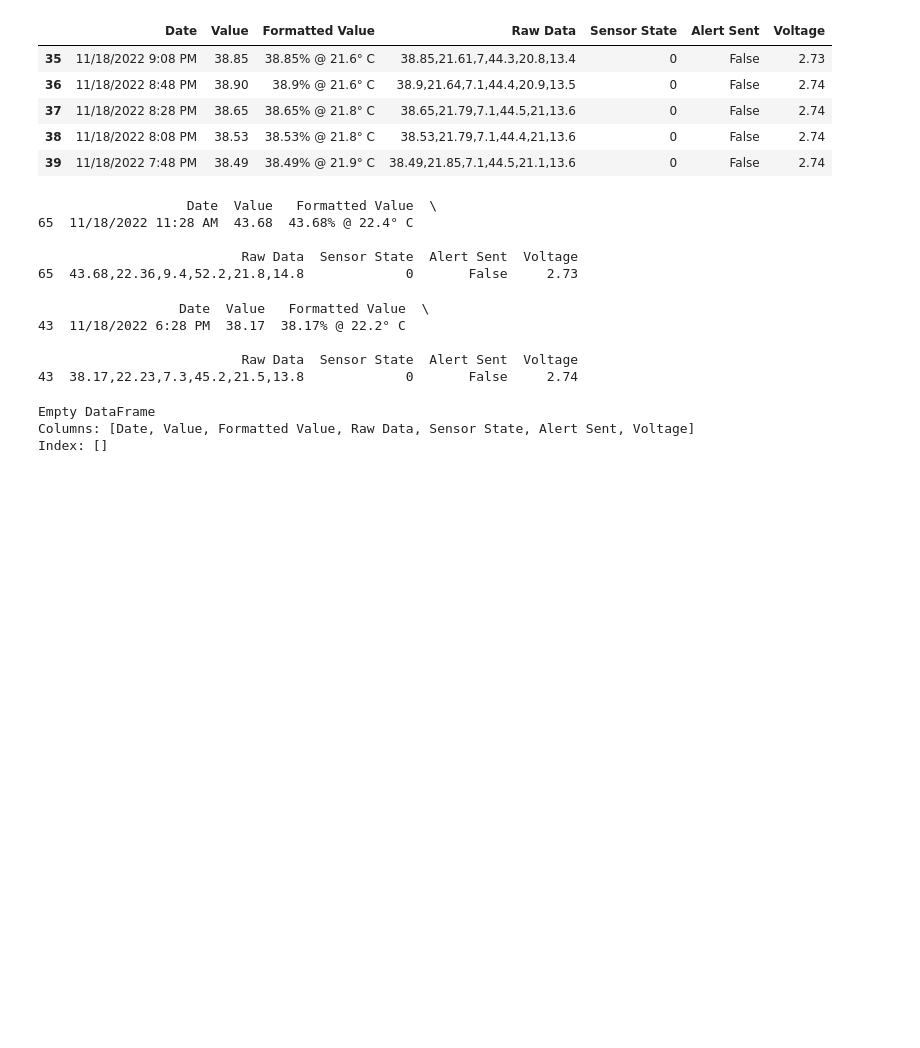
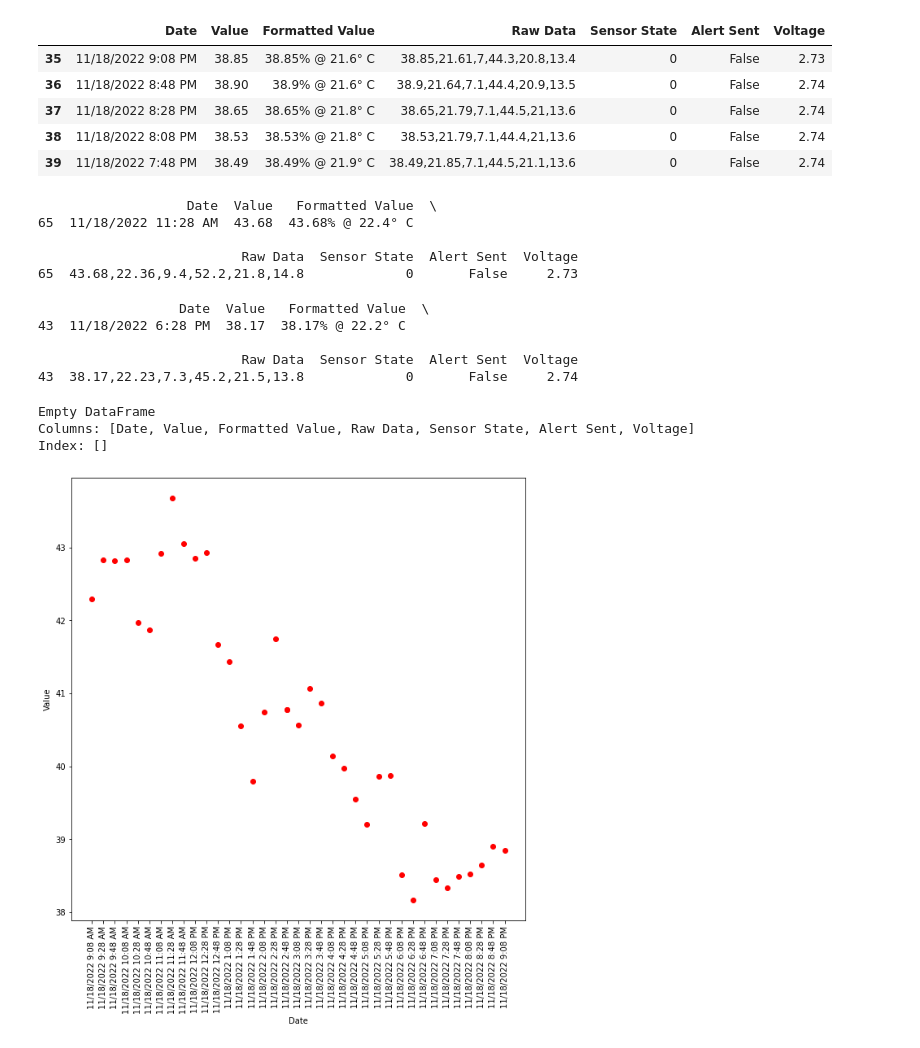
Before and after one commit to aliciah1/durhack2022, a Jupyter notebook: HUMID_DATASET.ipynb, the cells around one changed output. Drawn from its saved outputs; the diff is of its cells as text; code cells hidden in the pictures; blank space fills up the shorter version.

Commit message:
Scatter PLot

```diff
--- a/HUMID_DATASET.ipynb
+++ b/HUMID_DATASET.ipynb
@@ -167,3 +167,13 @@ print(df[df.Value == df.Value.median()])
 Empty DataFrame
 Columns: [Date, Value, Formatted Value, Raw Data, Sensor State, Alert Sent, Voltage]
 Index: []
+# %%
+plt.figure(figsize=(10,10))
+plt.scatter(df['Date'], df['Value'], marker='o', color='red')
+plt.xlabel('Date')
+plt.ylabel('Value')
+plt.gca().invert_xaxis()
+ax = plt.gca()
+ax.tick_params(axis='x', labelrotation = 90)
+# %% [output]
+[figure, added]
```
